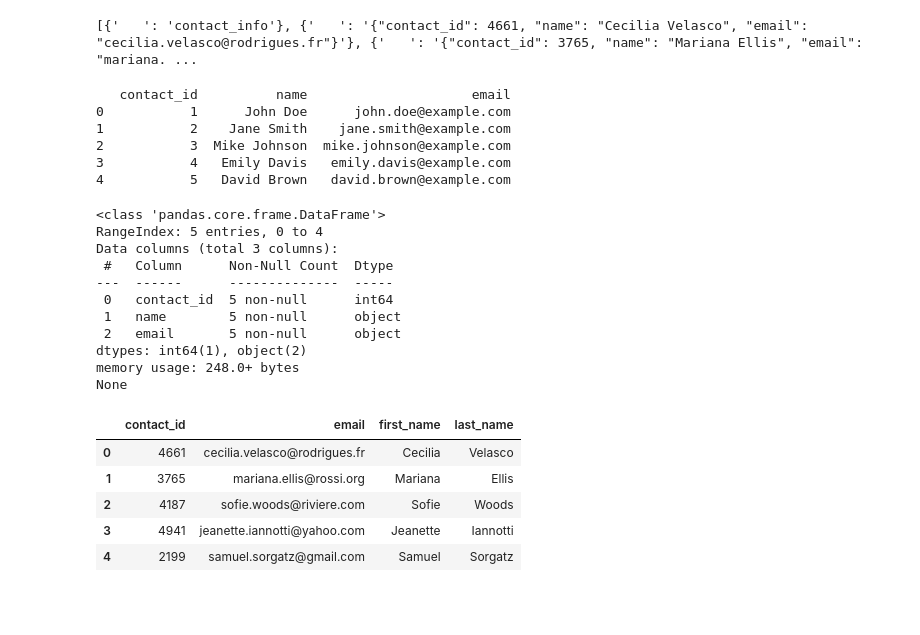
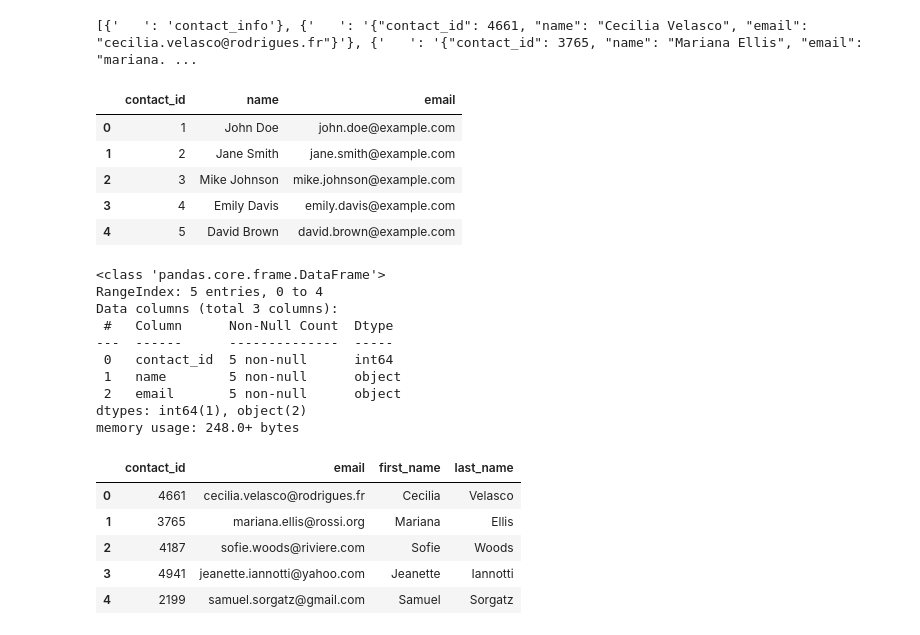
Before and after one commit to helenaschatz/Crowdfunding_ETL, a Jupyter notebook: ETL_Mini_Project.ipynb, the cells around one changed output. Drawn from its saved outputs; the diff is of its cells as text; code cells hidden in the pictures; blank space fills up the shorter version.

```diff
--- a/ETL_Mini_Project.ipynb
+++ b/ETL_Mini_Project.ipynb
@@ -404,32 +407,35 @@ print(dict_values)
 # %%
 # Create a contact_info DataFrame and add each list of values, i.e., each row
 # to the 'contact_id', 'name', 'email' columns.
 
+# Define the contact information
 
-# Define the contact information
 contact_id = [1, 2, 3, 4, 5]
 name = ['John Doe', 'Jane Smith', 'Mike Johnson', 'Emily Davis', 'David Brown']
 email = ['john.doe@example.com', 'jane.smith@example.com', 'mike.johnson@example.com', 'emily.davis@example.com', 'david.brown@example.com']
 
 # Create a dictionary with the contact information
+
 contact_dict = {'contact_id': contact_id, 'name': name, 'email': email}
 
 # Create the contact_info DataFrame
+
 contact_info = pd.DataFrame(contact_dict)
 
 # Display the contact_info DataFrame
-print(contact_info)
+
+contact_info.head()
 # %% [output]
-   contact_id          name                     email
-0           1      John Doe      john.doe@example.com
-1           2    Jane Smith    jane.smith@example.com
-2           3  Mike Johnson  mike.johnson@example.com
-3           4   Emily Davis   emily.davis@example.com
-4           5   David Brown   david.brown@example.com
+|  | contact_id | name | email |
+| 0 | 1 | John Doe | john.doe@example.com |
+| 1 | 2 | Jane Smith | jane.smith@example.com |
+| 2 | 3 | Mike Johnson | mike.johnson@example.com |
+| 3 | 4 | Emily Davis | emily.davis@example.com |
+| 4 | 5 | David Brown | david.brown@example.com |
 # %%
 # Check the datatypes.
 
-print(contact_info.info())
+contact_info.info()
 # %% [output]
 <class 'pandas.core.frame.DataFrame'>
 RangeIndex: 5 entries, 0 to 4
@@ -441,5 +447,4 @@ Data columns (total 3 columns):
  2   email       5 non-null      object
 dtypes: int64(1), object(2)
 memory usage: 248.0+ bytes
-None
 # %%
```
Also changed, not shown: parts of 23 cells of this notebook.
